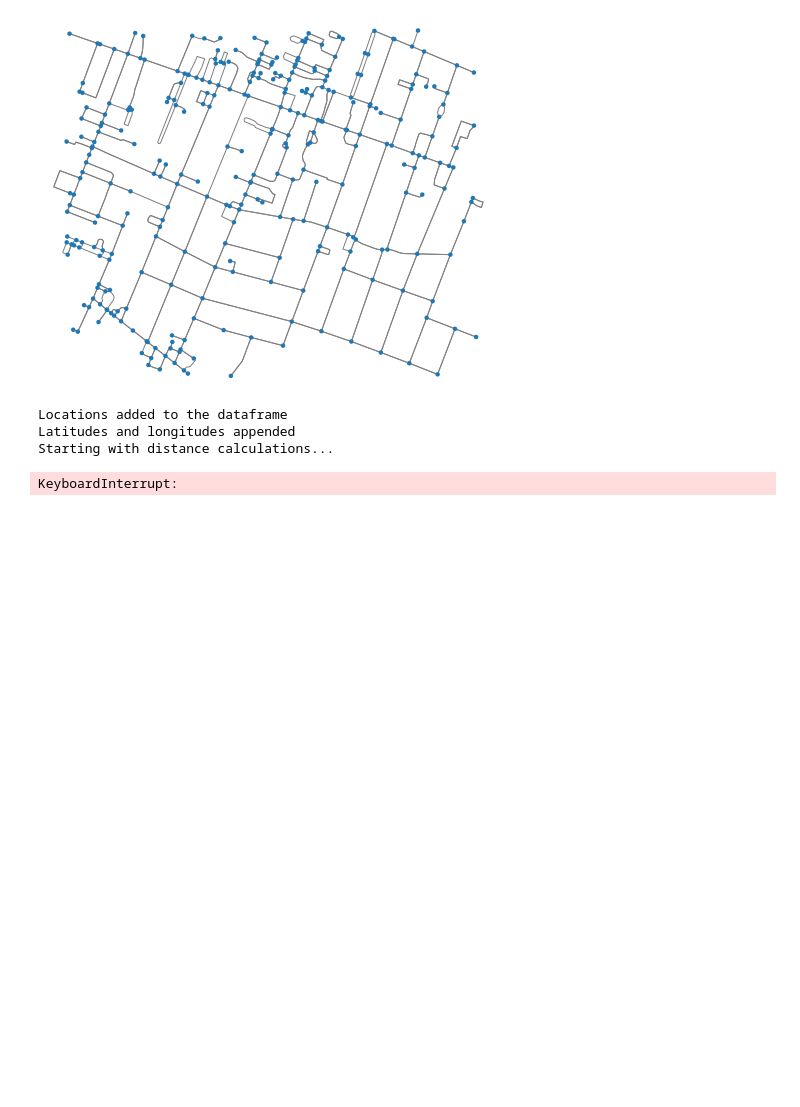
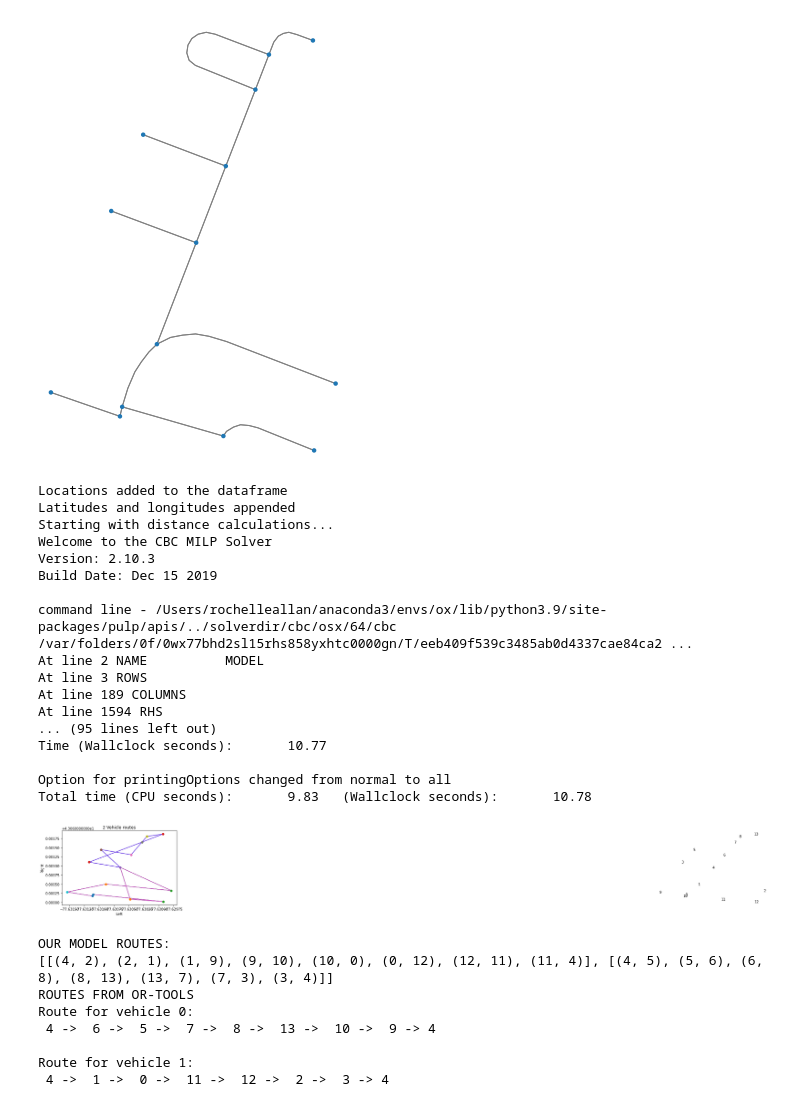
Before and after one commit to Monty2211/Optimal-City-Resource-Deployment-and-Path-Planning-with-Multiple-City-Agencies, a Jupyter notebook: Police-Patrols/Clustering for PolicePatrol-Rochester.ipynb, the cells around one changed output. Saved outputs shown, nothing was run; the diff lists cells and outputs as text; code cells hidden in the pictures; blank space fills up the shorter version.

```diff
--- a/Police-Patrols/Clustering for PolicePatrol-Rochester.ipynb
+++ b/Police-Patrols/Clustering for PolicePatrol-Rochester.ipynb
@@ -76,7 +76,7 @@ distances = dict( ((l1,l2), distance.iloc[l1, l2] ) for l1 in locations for l2 i
 #                                     LP MODEL
 #***************************************************************************************************************************************************************************************************
 ## V:the number vehicles/people deployed
-V = 1
+V = 2
 ## prob: initializing the problem
 prob=LpProblem("vehicle", LpMinimize)
 
@@ -268,27 +268,9 @@ Route for vehicle 0:
 Route for vehicle 1:
  11 ->  15 ->  16 ->  2 ->  3 ->  8 ->  9 ->  4 -> 11
 # %%
-import osmnx as ox
-import matplotlib.pyplot as plt
-import pandas as pd
-from geopy import distance
-import requests
-import json
-import datetime
-import math
-import itertools
-import numpy as np
-import networkx as nx
-import plotly.graph_objects as go
-from pulp import *
-import seaborn as sn
-import matplotlib.pyplot as plt
-from ortools.constraint_solver import routing_enums_pb2
-from ortools.constraint_solver import pywrapcp
 
-# Sample bounding box in Rochester, NY -- Goodwin Park along East Ave
-north, south, east, west = 43.151145,43.155058,-77.595792,-77.590728
-
+# Sample bounding box in Rochester,Along Lehigh Station Road
+north, south, east, west = 43.062288,43.059795,-77.628815,-77.632248
 
 # create a network from the above bounded box
 G = ox.graph_from_bbox(north, south, east, west, network_type="drive_service")
@@ -346,7 +328,7 @@ distances = dict( ((l1,l2), distance.iloc[l1, l2] ) for l1 in locations for l2 i
 #                                     LP MODEL
 #***************************************************************************************************************************************************************************************************
 ## V:the number vehicles/people deployed
-V = 1
+V = 2
 ## prob: initializing the problem
 prob=LpProblem("vehicle", LpMinimize)
 
@@ -361,7 +343,7 @@ prob+=cost
 
 #constraints
 for v in df.ID:
-    cap = 1 if v != 11 else V
+    cap = 1 if v != 4 else V
     #inward possible route
     prob+= lpSum([ indicator[(i,v)] for i in df.ID if (i,v) in indicator]) ==cap
     #outward possible route
@@ -371,7 +353,7 @@ for v in df.ID:
 num=len(df.ID)/V
 for i in df.ID:
     for j in df.ID:
-        if i != j and (i != 11 and j!= 11) and (i,j) in indicator:
+        if i != j and (i != 4 and j!= 4) and (i,j) in indicator:
             prob += eliminator[i] - eliminator[j] <= (num)*(1-indicator[(i,j)]) - 1
 
 prob.solve()
@@ -387,11 +369,11 @@ def get_next_loc(initial):
 
 
 #routes: This stores information regarding paths
-routes = get_next_loc(11)
+routes = get_next_loc(4)
 routes = [ [e] for e in routes ]
 
 for r in routes:
-    while r[-1][1] !=11:
+    while r[-1][1] !=4:
         r.append(get_next_loc(r[-1][1])[-1])
 
 
@@ -434,7 +416,7 @@ def create_data_model():
 
     data['num_vehicles'] = 2
 
-    data['depot'] = 11
+    data['depot'] = 4
     return data
 
 #@print_solution: Prints the solution
@@ -483,35 +465,57 @@ def main():
     transit_callback_index = routing.RegisterTransitCallback(distance_callback)
 
     # Define cost of each arc.
     routing.SetArcCostEvaluatorOfAllVehicles(transit_callback_index)
 
     # Add Distance constraint.
     dimension_name = 'Distance'
     routing.AddDimension(
         transit_callback_index,
         0,  # no slack
         3000,  # vehicle maximum travel distance
         True,  # start cumul to zero
         dimension_name)
     distance_dimension = routing.GetDimensionOrDie(dimension_name)
     distance_dimension.SetGlobalSpanCostCoefficient(100)
 
     # Setting first solution heuristic.
     search_parameters = pywrapcp.DefaultRoutingSearchParameters()
     search_parameters.first_solution_strategy = (
         routing_enums_pb2.FirstSolutionStrategy.PATH_CHEAPEST_ARC)
 
     # Solve the problem.
     solution = routing.SolveWithParameters(search_parameters)
 
     # Print solution on console.
     if solution:
         print_solution(data, manager, routing, solution)
 if __name__ == '__main__':
     main()
 # %% [output]
-[figure, old version]
+[figure, new version]
 Locations added to the dataframe
 Latitudes and longitudes appended
 Starting with distance calculations...
+Welcome to the CBC MILP Solver
+Version: 2.10.3
+Build Date: Dec 15 2019
+
+command line - /Users/rochelleallan/anaconda3/envs/ox/lib/python3.9/site-packages/pulp/apis/../solverdir/cbc/osx/64/cbc /var/folders/0f/0wx77bhd2sl15rhs858yxhtc0000gn/T/eeb409f539c3485ab0d4337cae84ca2 ...
+At line 2 NAME          MODEL
+At line 3 ROWS
+At line 189 COLUMNS
+At line 1594 RHS
+... (95 lines left out)
+Time (Wallclock seconds):       10.77
+
+Option for printingOptions changed from normal to all
+Total time (CPU seconds):       9.83   (Wallclock seconds):       10.78
+[figure, added]
-KeyboardInterrupt:
+OUR MODEL ROUTES:
+[[(4, 2), (2, 1), (1, 9), (9, 10), (10, 0), (0, 12), (12, 11), (11, 4)], [(4, 5), (5, 6), (6, 8), (8, 13), (13, 7), (7, 3), (3, 4)]]
+ROUTES FROM OR-TOOLS
+Route for vehicle 0:
+ 4 ->  6 ->  5 ->  7 ->  8 ->  13 ->  10 ->  9 -> 4
+
+Route for vehicle 1:
+ 4 ->  1 ->  0 ->  11 ->  12 ->  2 ->  3 -> 4
```
Also changed, not shown: parts of 2 cells of this notebook.
